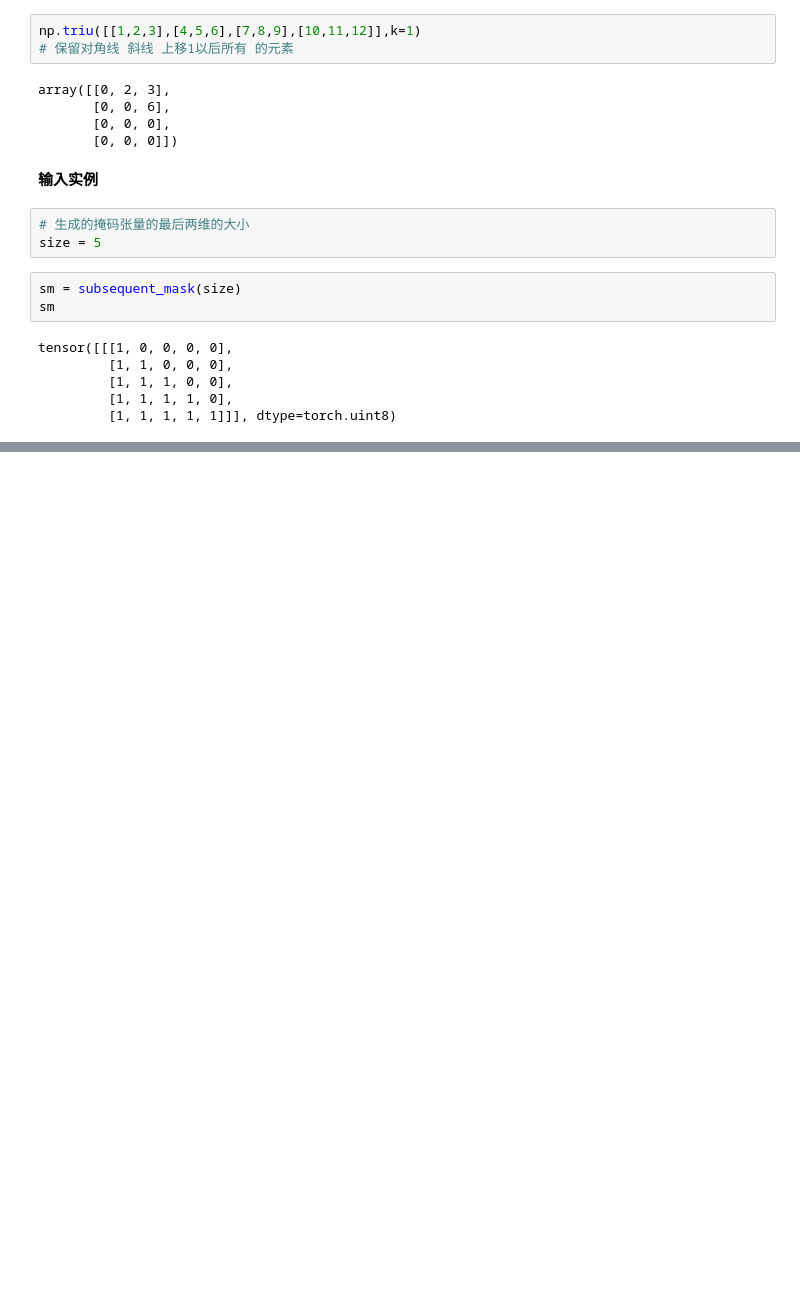
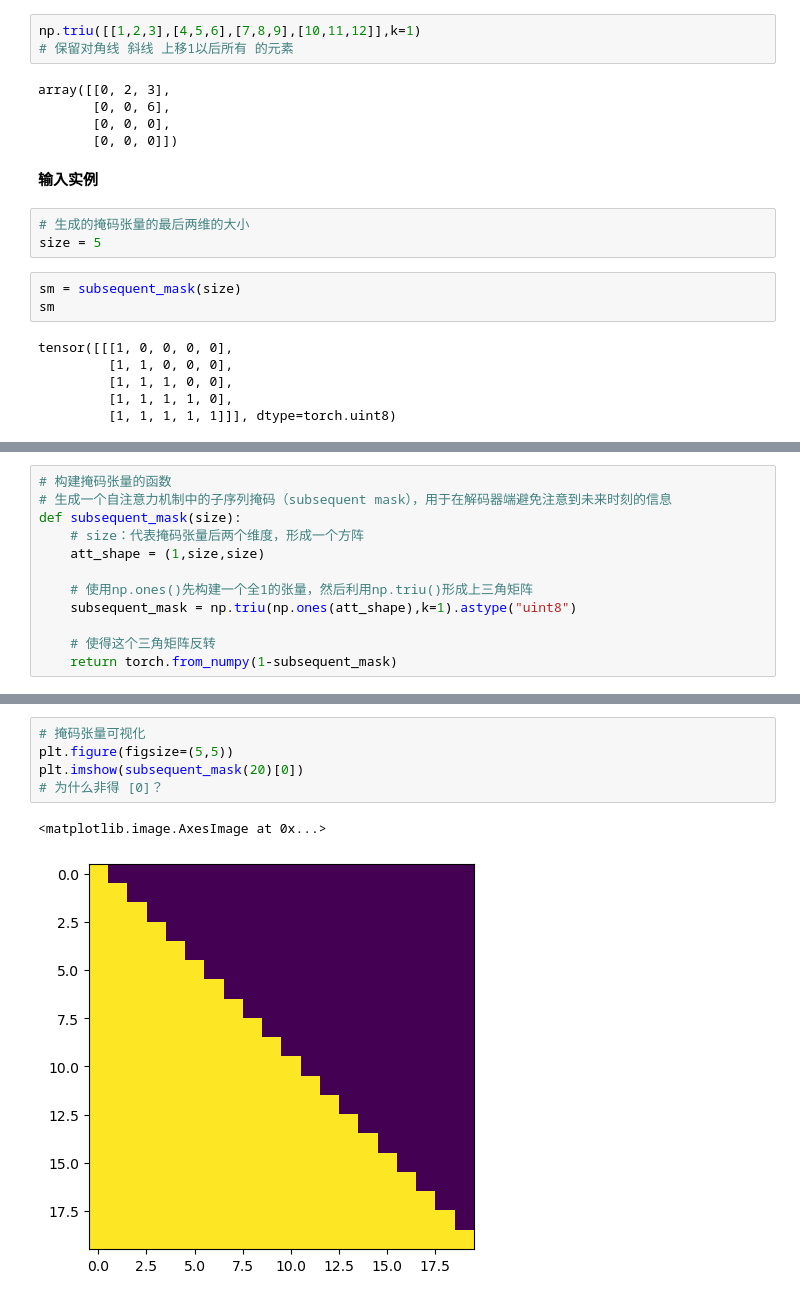
Before and after one commit to dearRongerr/learning_transformer_v1, a Jupyter notebook: 3编码器部分的实现/3-1掩码张量.ipynb, the cells around one changed output, grey strips where cells are left out. Drawn from its saved outputs; the diff is of its cells as text; blank space fills up the shorter version.

```diff
--- a/3编码器部分的实现/3-1掩码张量.ipynb
+++ b/3编码器部分的实现/3-1掩码张量.ipynb
@@ -73,0 +99,12 @@ tensor([[[1, 0, 0, 0, 0],
+# %%
+# 构建掩码张量的函数
+# 生成一个自注意力机制中的子序列掩码（subsequent mask），用于在解码器端避免注意到未来时刻的信息
+def subsequent_mask(size):
+    # size：代表掩码张量后两个维度，形成一个方阵
+    att_shape = (1,size,size)
+
+    # 使用np.ones()先构建一个全1的张量，然后利用np.triu()形成上三角矩阵
+    subsequent_mask = np.triu(np.ones(att_shape),k=1).astype("uint8")
+
+    # 使得这个三角矩阵反转
+    return torch.from_numpy(1-subsequent_mask)
@@ -73,0 +121,8 @@ tensor([[[1, 0, 0, 0, 0],
+# %%
+# 掩码张量可视化
+plt.figure(figsize=(5,5))
+plt.imshow(subsequent_mask(20)[0])
+# 为什么非得 [0]？
+# %% [output]
+<matplotlib.image.AxesImage at 0x...>
+[figure, added]
```
Also changed, not shown: parts of 7 cells of this notebook, 1 other file.
